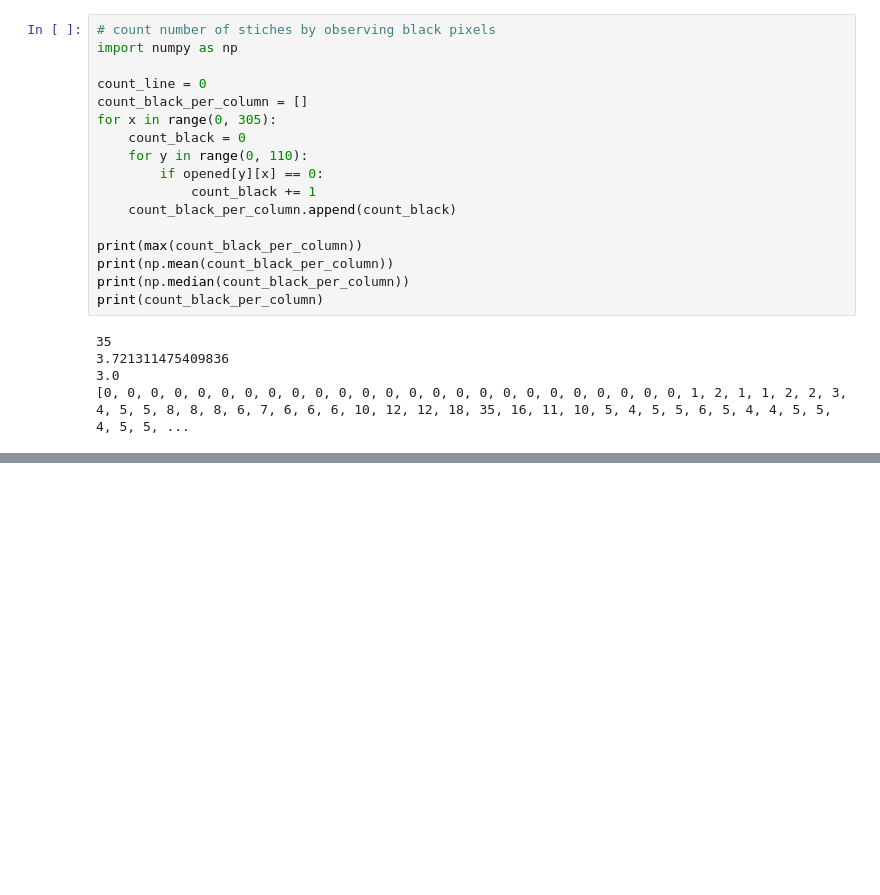
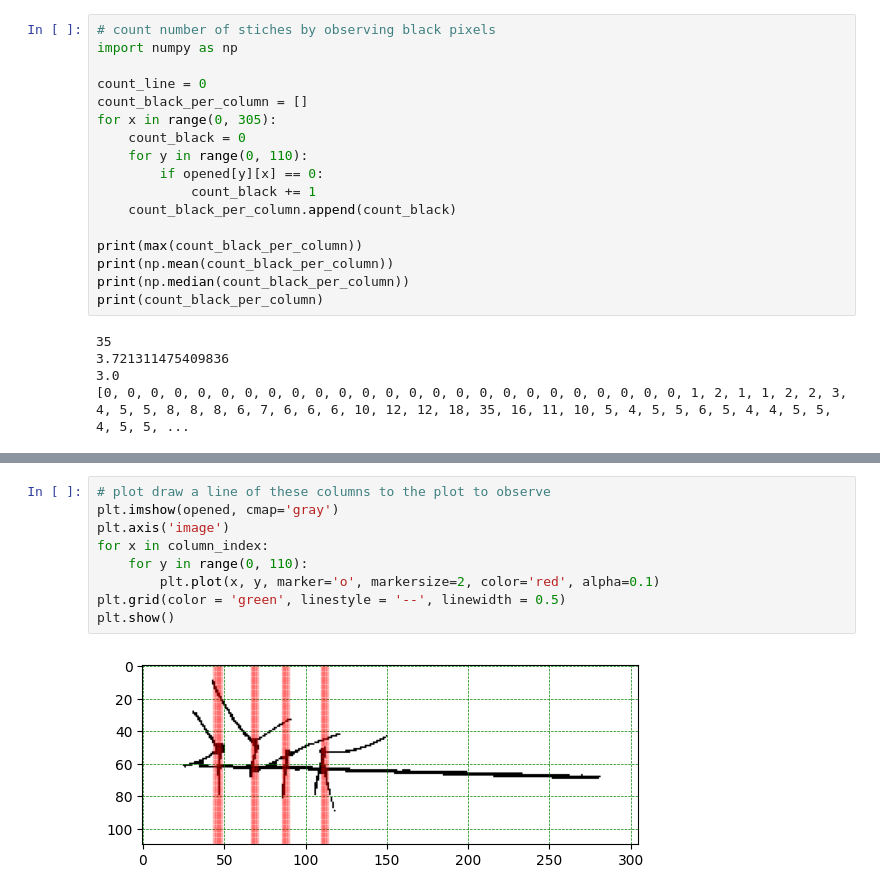
Before and after one commit to Napwillcode8848/OpenSutureNet, a Jupyter notebook: experiment2.ipynb, the cells around one changed output, grey strips where cells are left out. Cells and saved outputs as stored; diff of their text form; blank space fills up the shorter version.

```diff
--- a/experiment2.ipynb
+++ b/experiment2.ipynb
@@ -221,0 +259,11 @@ plt.show()
+# %%
+# plot draw a line of these columns to the plot to observe
+plt.imshow(opened, cmap='gray')
+plt.axis('image')
+for x in column_index:
+    for y in range(0, 110):
+        plt.plot(x, y, marker='o', markersize=2, color='red', alpha=0.1)
+plt.grid(color = 'green', linestyle = '--', linewidth = 0.5)
+plt.show()
+# %% [output]
+[figure, added]
```
Also changed, not shown: parts of 5 cells of this notebook.
